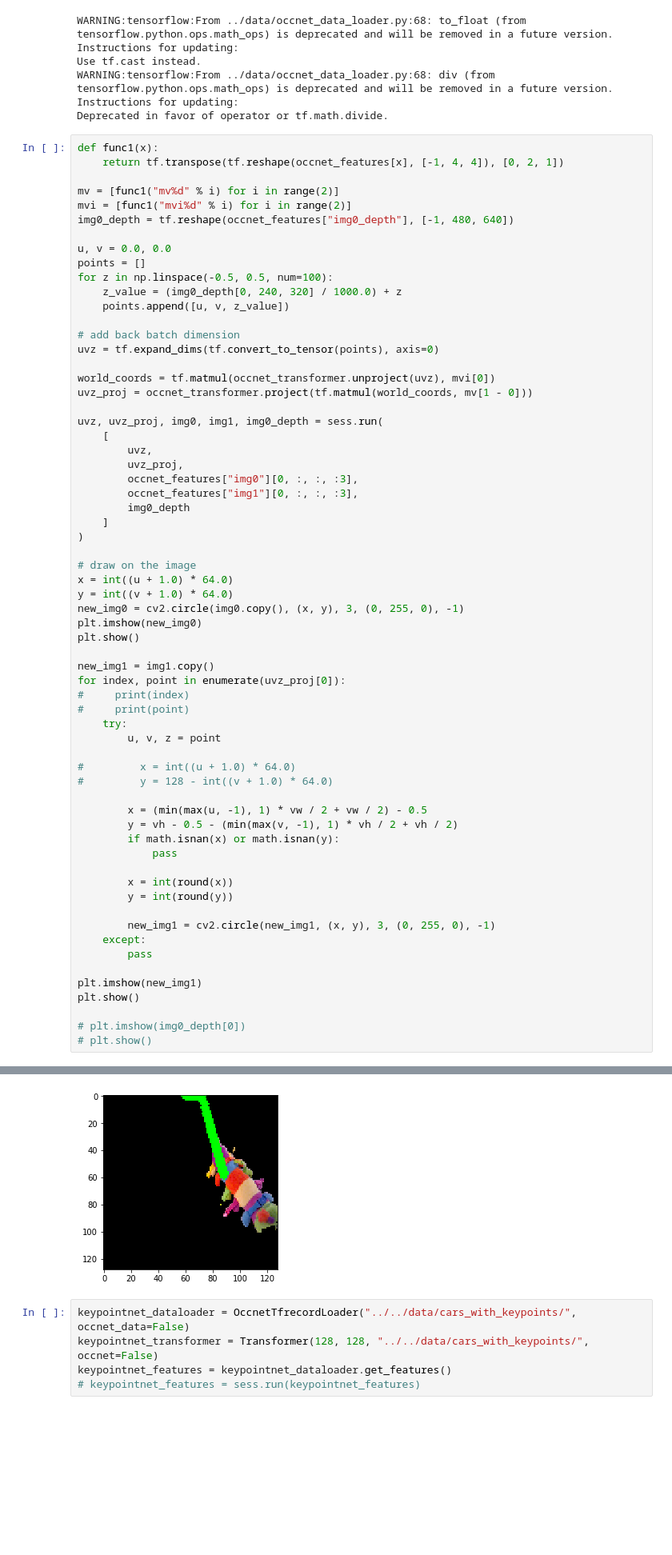
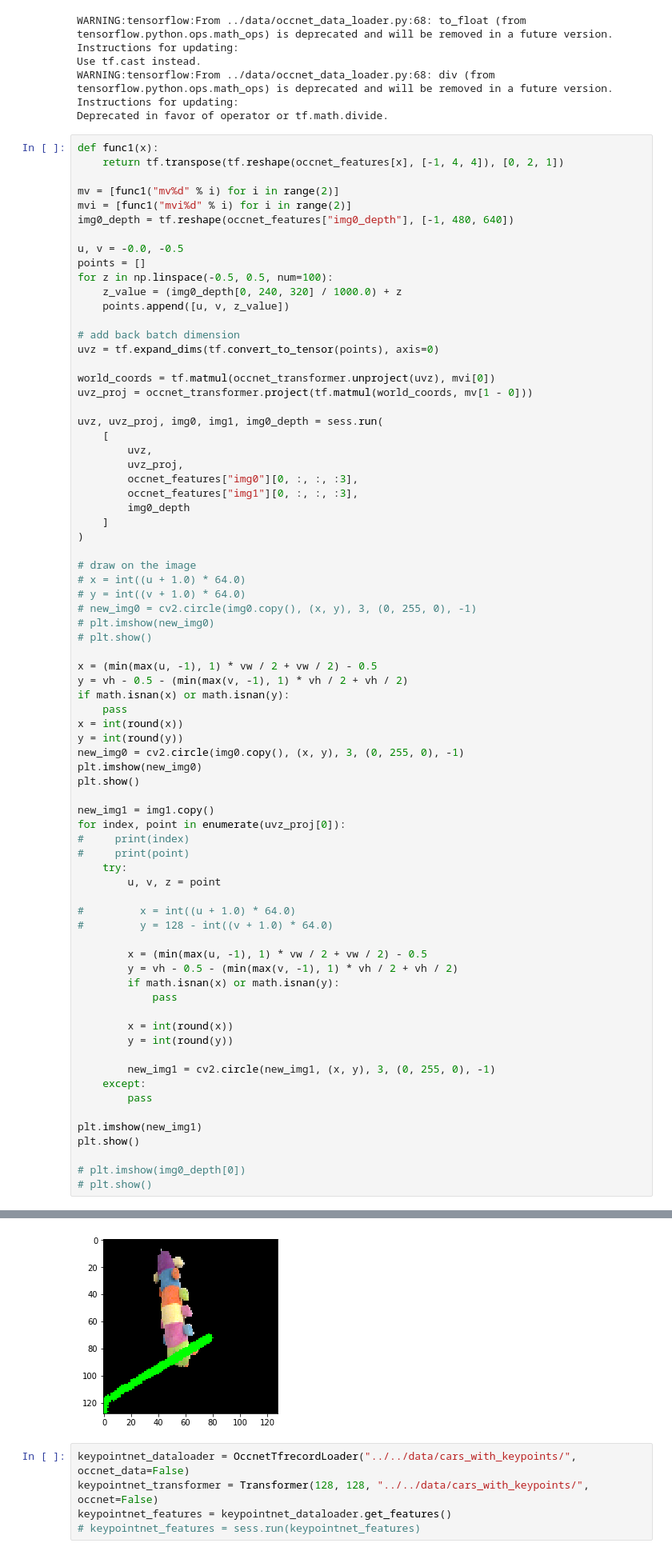
Before and after one commit to ethanweber/sparkey, a Jupyter notebook: notebooks/keypointnet_occnet_data_comparison.ipynb, the cells around one changed output, grey strips where cells are left out. Shown at 80% size. Saved outputs shown, nothing was run; the diff lists cells and outputs as text; blank space fills up the shorter version.

```diff
--- a/notebooks/keypointnet_occnet_data_comparison.ipynb
+++ b/notebooks/keypointnet_occnet_data_comparison.ipynb
@@ -39,7 +39,7 @@ mv = [func1("mv%d" % i) for i in range(2)]
 mvi = [func1("mvi%d" % i) for i in range(2)]
 img0_depth = tf.reshape(occnet_features["img0_depth"], [-1, 480, 640])
 
-u, v = 0.0, 0.0
+u, v = -0.0, -0.5
 points = []
 for z in np.linspace(-0.5, 0.5, num=100):
     z_value = (img0_depth[0, 240, 320] / 1000.0) + z
@@ -62,8 +62,18 @@ uvz, uvz_proj, img0, img1, img0_depth = sess.run(
 )
 
 # draw on the image
-x = int((u + 1.0) * 64.0)
-y = int((v + 1.0) * 64.0)
+# x = int((u + 1.0) * 64.0)
+# y = int((v + 1.0) * 64.0)
+# new_img0 = cv2.circle(img0.copy(), (x, y), 3, (0, 255, 0), -1)
+# plt.imshow(new_img0)
+# plt.show()
+
+x = (min(max(u, -1), 1) * vw / 2 + vw / 2) - 0.5
+y = vh - 0.5 - (min(max(v, -1), 1) * vh / 2 + vh / 2)
+if math.isnan(x) or math.isnan(y):
+    pass
+x = int(round(x))
+y = int(round(y))
 new_img0 = cv2.circle(img0.copy(), (x, y), 3, (0, 255, 0), -1)
 plt.imshow(new_img0)
 plt.show()
@@ -101,5 +111,5 @@ Clipping input data to the valid range for imshow with RGB data ([0..1] for floa
 Clipping input data to the valid range for imshow with RGB data ([0..1] for floats or [0..255] for integers).
-[figure, old version]
+[figure, new version]
 # %%
 keypointnet_dataloader = OccnetTfrecordLoader("../../data/cars_with_keypoints/", occnet_data=False)
 keypointnet_transformer = Transformer(128, 128, "../../data/cars_with_keypoints/", occnet=False)
```
Also changed, not shown: parts of 1 cell of this notebook.
